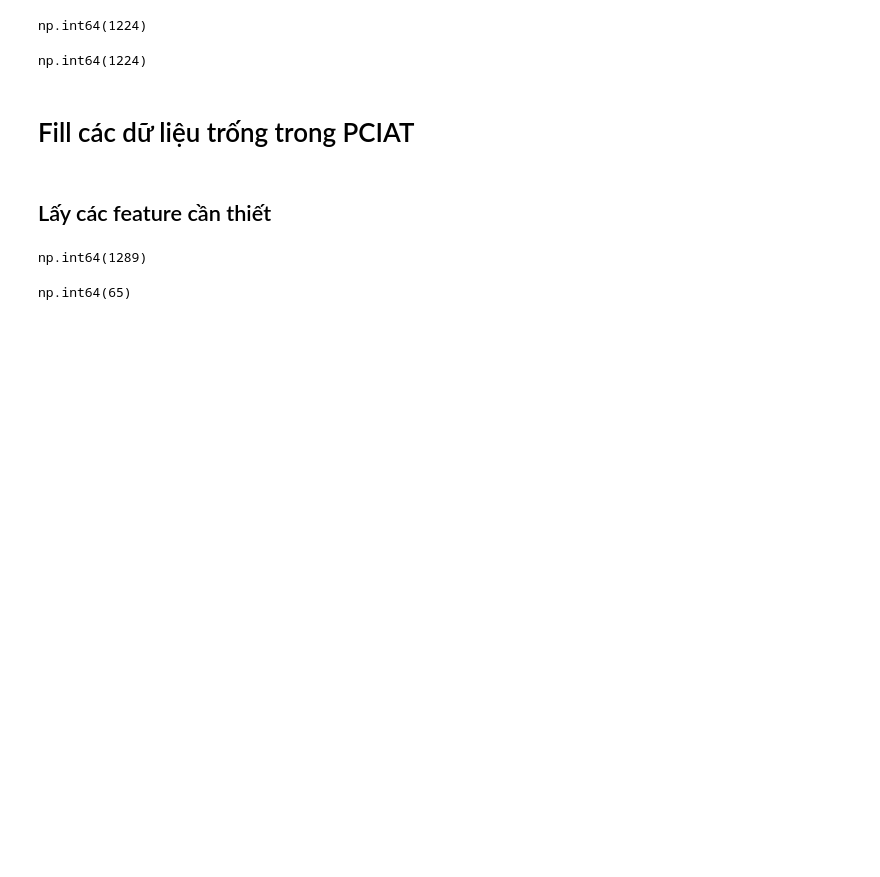
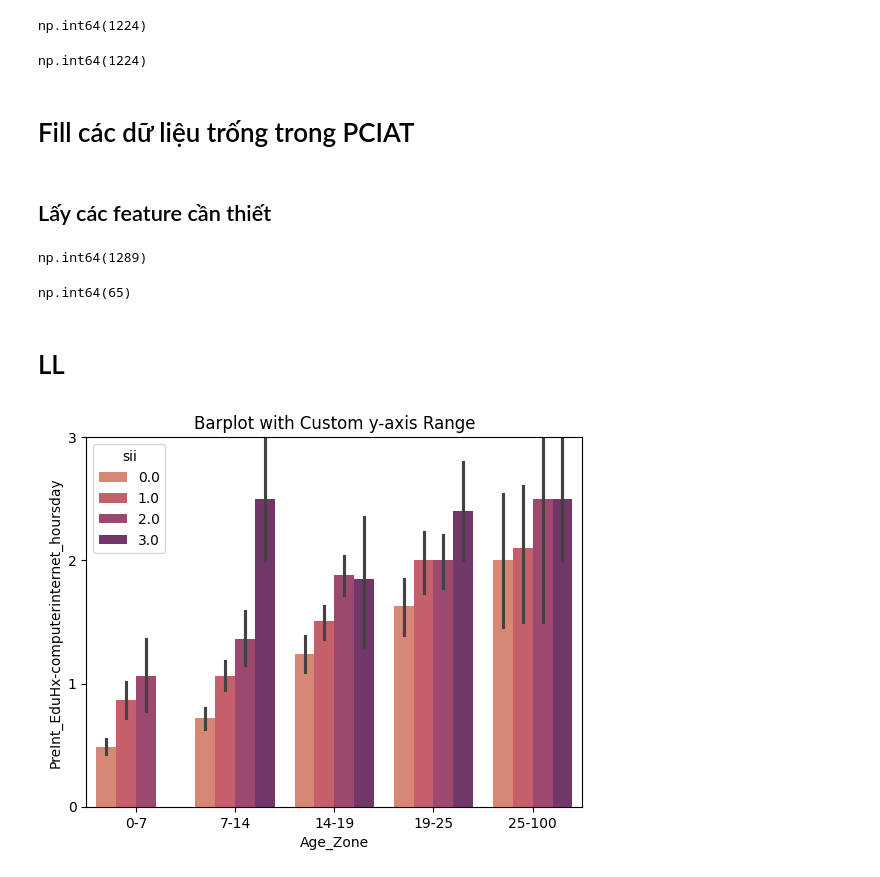
Before and after one commit to minhnhatdeii/top1uet_piu, a Jupyter notebook: MANH/Analysis.ipynb, the cells around one changed output. Cells and saved outputs as stored; diff of their text form; code cells hidden in the pictures; blank space fills up the shorter version.

```diff
--- a/MANH/Analysis.ipynb
+++ b/MANH/Analysis.ipynb
@@ -142,3 +142,15 @@ differences = ts_train_df[
 differences['Recal'].isnull().sum()
 # %% [output]
 np.int64(65)
+# %% [markdown]
+# LL
+# %%
+train_df['Age_Zone'] = pd.cut(train_df['Basic_Demos-Age'], bins=5, labels=["0-7", "7-14", "14-19", "19-25", "25-100"])
+
+sns.barplot(data = train_df, x = 'Age_Zone', y = 'PreInt_EduHx-computerinternet_hoursday', hue = 'sii', palette = 'flare')
+plt.ylim(0, 3)  # Đặt giới hạn từ 0 đến 3
+plt.yticks(range(4))  # Đặt các ticks: 0, 1, 2, 3
+plt.title("Barplot with Custom y-axis Range")
+plt.show()
+# %% [output]
+[figure, added]
```
Also changed, not shown: parts of 4 cells of this notebook.
